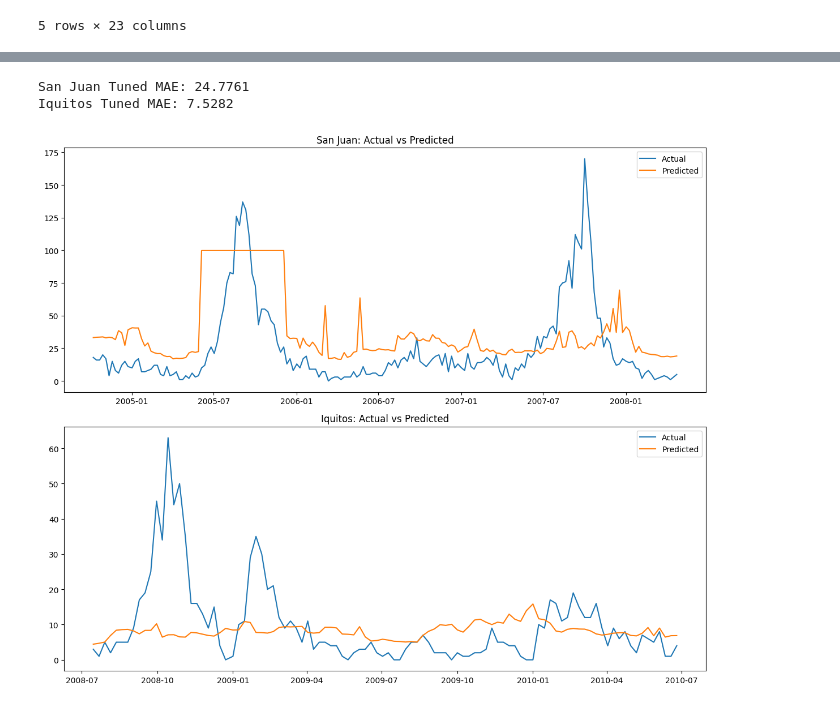
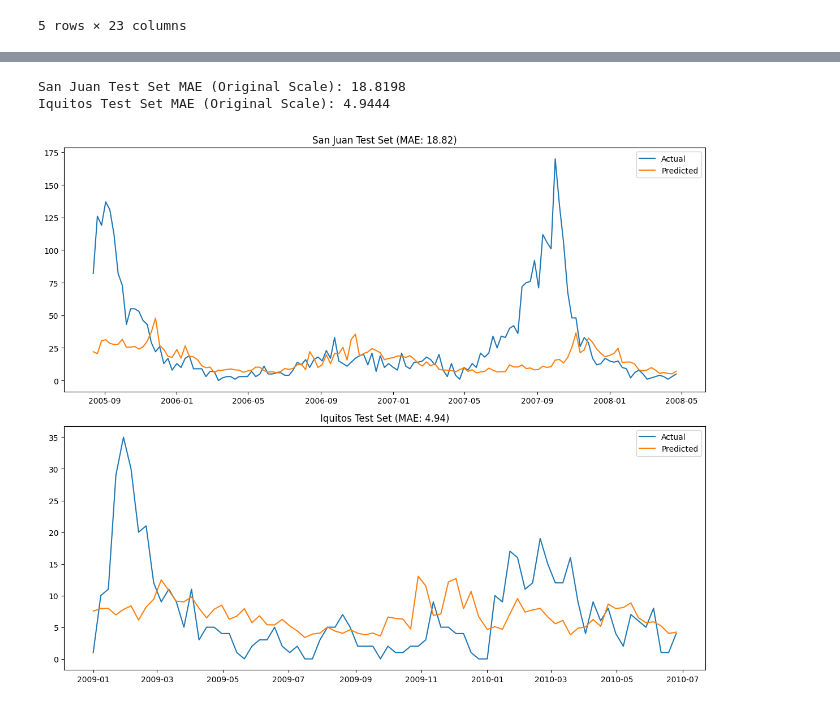
Before and after one commit to Tanalpoguz/term_project, a Jupyter notebook: code/ligthgbm.ipynb, the cells around one changed output, grey strips where cells are left out. Saved outputs shown, nothing was run; the diff lists cells and outputs as text; code cells hidden in the pictures.

```diff
--- a/code/ligthgbm.ipynb
+++ b/code/ligthgbm.ipynb
@@ -169,6 +252,7 @@ Iquitos Engineered Shape: (508, 383)
 def prune_correlated_features(df, threshold=PEARSON_PRUNE_THRESHOLD, target_col='total_cases'):
     """
     Removes features that are highly correlated with each other (collinear).
+    Returns the pruned dataframe and the list of kept columns.
     """
     # Exclude target from correlation calculation
     features = df.drop(columns=[target_col], errors='ignore')
@@ -183,22 +267,24 @@ def prune_correlated_features(df, threshold=PEARSON_PRUNE_THRESHOLD, target_col=
     to_drop = [column for column in upper.columns if any(upper[column] > threshold)]
 
     print(f"Dropping {len(to_drop)} features due to high correlation (> {threshold})")
-    # Optional: Print dropped columns
-    # print(to_drop)
 
     # Drop features from the original dataframe
     df_pruned = df.drop(columns=to_drop)
 
-    return df_pruned
+    return df_pruned, df_pruned.columns.tolist()
 
-# Apply pruning
+# Apply pruning to TRAIN sets only, then select same columns for Val/Test
 print("Pruning San Juan Features...")
-sj_train_eng = prune_correlated_features(sj_train_eng)
+sj_train_eng, sj_kept_cols = prune_correlated_features(sj_train_eng)
+sj_val_eng = sj_val_eng[sj_kept_cols]
+sj_test_eng = sj_test_eng[sj_kept_cols]
 
 print("\nPruning Iquitos Features...")
-iq_train_eng = prune_correlated_features(iq_train_eng)
+iq_train_eng, iq_kept_cols = prune_correlated_features(iq_train_eng)
+iq_val_eng = iq_val_eng[iq_kept_cols]
+iq_test_eng = iq_test_eng[iq_kept_cols]
 
-print("\nSan Juan Pruned Shape:", sj_train_eng.shape)
-print("Iquitos Pruned Shape:", iq_train_eng.shape)
+print("\nSan Juan Pruned Shapes:", sj_train_eng.shape, sj_val_eng.shape, sj_test_eng.shape)
+print("Iquitos Pruned Shapes:", iq_train_eng.shape, iq_val_eng.shape, iq_test_eng.shape)
 # %% [output]
 Pruning San Juan Features...
@@ -339,37 +482,43 @@ Best MAE (CV): 6.4494131351876165
 # %%
-# EVALUATION AND VISUALIZATION
+# EVALUATION ON TEST SET (HOLDOUT)
 
-# Evaluate Tuned San Juan
-preds_sj_tuned = best_model_sj.predict(X_test_sj)
-preds_sj_tuned = np.maximum(preds_sj_tuned, 0)
-mae_sj_tuned = mean_absolute_error(y_test_sj, preds_sj_tuned)
-print(f"San Juan Tuned MAE: {mae_sj_tuned:.4f}")
+# Evaluate Tuned San Juan on Test Set
+preds_sj_test_log = best_model_sj.predict(X_test_sj)
+preds_sj_test = np.expm1(preds_sj_test_log)
+preds_sj_test = np.maximum(preds_sj_test, 0)
 
-# Evaluate Tuned Iquitos
-preds_iq_tuned = best_model_iq.predict(X_test_iq)
-preds_iq_tuned = np.maximum(preds_iq_tuned, 0)
-mae_iq_tuned = mean_absolute_error(y_test_iq, preds_iq_tuned)
-print(f"Iquitos Tuned MAE: {mae_iq_tuned:.4f}")
+y_test_sj_orig = np.expm1(y_test_sj)
+mae_sj_test = mean_absolute_error(y_test_sj_orig, preds_sj_test)
+print(f"San Juan Test Set MAE (Original Scale): {mae_sj_test:.4f}")
+
+# Evaluate Tuned Iquitos on Test Set
+preds_iq_test_log = best_model_iq.predict(X_test_iq)
+preds_iq_test = np.expm1(preds_iq_test_log)
+preds_iq_test = np.maximum(preds_iq_test, 0)
+
+y_test_iq_orig = np.expm1(y_test_iq)
+mae_iq_test = mean_absolute_error(y_test_iq_orig, preds_iq_test)
+print(f"Iquitos Test Set MAE (Original Scale): {mae_iq_test:.4f}")
 
 # Plot Results
 fig, ax = plt.subplots(2, 1, figsize=(12, 10))
 
 # San Juan
-ax[0].plot(y_test_sj.index, y_test_sj, label='Actual')
-ax[0].plot(y_test_sj.index, preds_sj_tuned, label='Predicted')
-ax[0].set_title('San Juan: Actual vs Predicted')
+ax[0].plot(y_test_sj_orig.index, y_test_sj_orig, label='Actual')
+ax[0].plot(y_test_sj_orig.index, preds_sj_test, label='Predicted')
+ax[0].set_title(f'San Juan Test Set (MAE: {mae_sj_test:.2f})')
 ax[0].legend()
 
 # Iquitos
-ax[1].plot(y_test_iq.index, y_test_iq, label='Actual')
-ax[1].plot(y_test_iq.index, preds_iq_tuned, label='Predicted')
-ax[1].set_title('Iquitos: Actual vs Predicted')
+ax[1].plot(y_test_iq_orig.index, y_test_iq_orig, label='Actual')
+ax[1].plot(y_test_iq_orig.index, preds_iq_test, label='Predicted')
+ax[1].set_title(f'Iquitos Test Set (MAE: {mae_iq_test:.2f})')
 ax[1].legend()
 
 plt.tight_layout()
 plt.show()
 # %% [output]
-San Juan Tuned MAE: 24.7761
-Iquitos Tuned MAE: 7.5282
+San Juan Test Set MAE (Original Scale): 18.8198
+Iquitos Test Set MAE (Original Scale): 4.9444
-[figure, old version]
+[figure, new version]
 # %%
```
Also changed, not shown: parts of 11 cells of this notebook, 1 other file.
